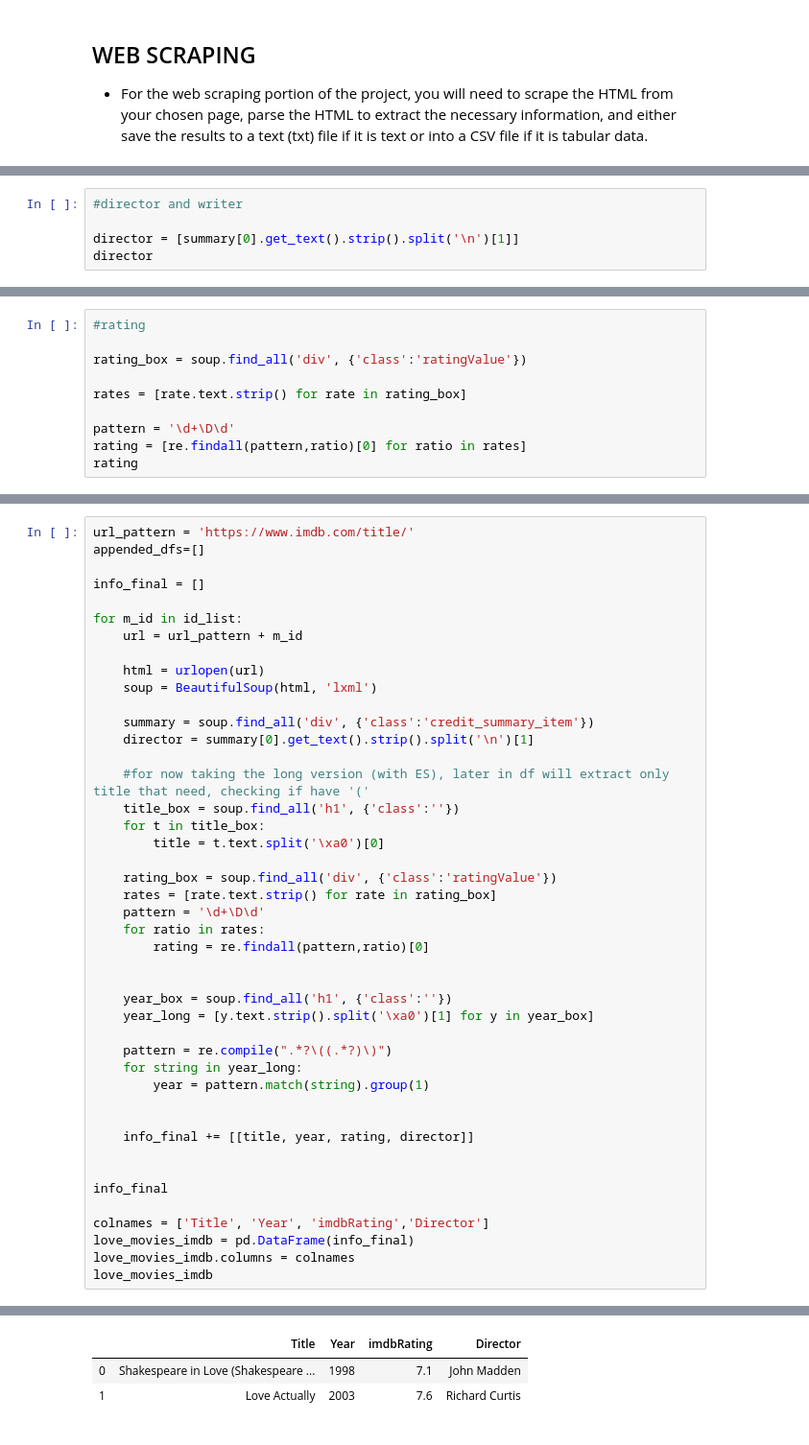
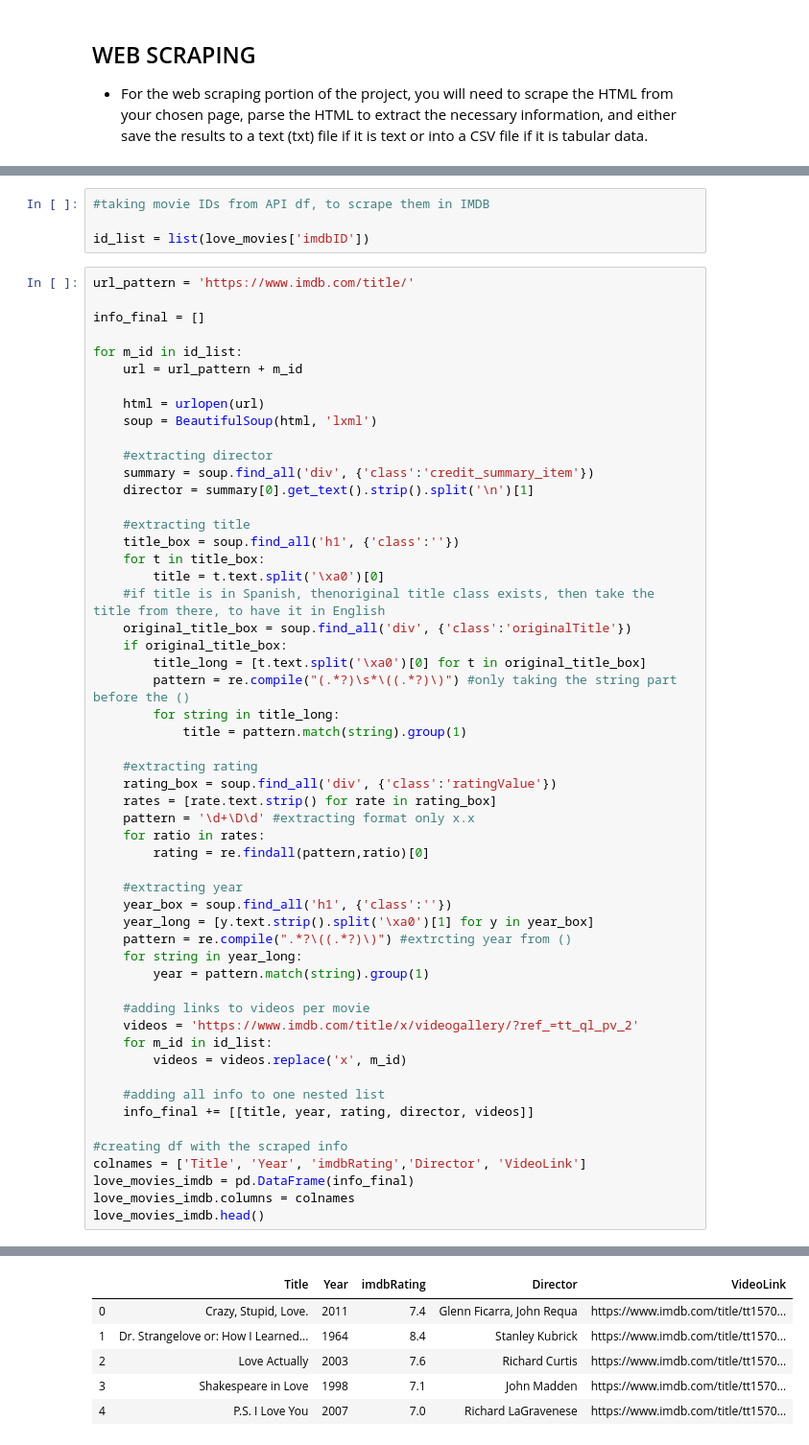
Before and after one commit to ta-datapt-bcn/project-web, a Jupyter notebook: your_code/main-web-scraping-imdb-in-loop.ipynb, the cells around one changed output, grey strips where cells are left out. Shown at 96% size. Cells and saved outputs as stored; diff of their text form.

```diff
--- a/your_code/main-web-scraping-imdb-to-loop.ipynb
+++ b/your_code/main-web-scraping-imdb-in-loop.ipynb
@@ -181,5 +174,0 @@ summary = soup.find_all('div', {'class':'credit_summary_item'})
-# %%
-#director and writer
-
-director = [summary[0].get_text().strip().split('\n')[1]]
-director
@@ -217,10 +174,0 @@ year
-# %%
-#rating
-
-rating_box = soup.find_all('div', {'class':'ratingValue'})
-
-rates = [rate.text.strip() for rate in rating_box]
-
-pattern = '\d+\D\d'
-rating = [re.findall(pattern,ratio)[0] for ratio in rates]
-rating
@@ -259,6 +175,9 @@ id_list = ['tt0138097', 'tt0314331']
+# %%
+#taking movie IDs from API df, to scrape them in IMDB
+
+id_list = list(love_movies['imdbID'])
 # %%
 url_pattern = 'https://www.imdb.com/title/'
-appended_dfs=[]
 
 info_final = []
 
@@ -268,36 +187,47 @@ for m_id in id_list:
     html = urlopen(url)
     soup = BeautifulSoup(html, 'lxml')
 
+    #extracting director
     summary = soup.find_all('div', {'class':'credit_summary_item'})
     director = summary[0].get_text().strip().split('\n')[1]
 
-    #for now taking the long version (with ES), later in df will extract only title that need, checking if have '('
+    #extracting title
     title_box = soup.find_all('h1', {'class':''})
     for t in title_box:
         title = t.text.split('\xa0')[0]
+    #if title is in Spanish, thenoriginal title class exists, then take the title from there, to have it in English
+    original_title_box = soup.find_all('div', {'class':'originalTitle'})
+    if original_title_box:
+        title_long = [t.text.split('\xa0')[0] for t in original_title_box]
+        pattern = re.compile("(.*?)\s*\((.*?)\)") #only taking the string part before the ()
+        for string in title_long:
+            title = pattern.match(string).group(1)
 
+    #extracting rating
     rating_box = soup.find_all('div', {'class':'ratingValue'})
     rates = [rate.text.strip() for rate in rating_box]
-    pattern = '\d+\D\d'
+    pattern = '\d+\D\d' #extracting format only x.x
     for ratio in rates:
         rating = re.findall(pattern,ratio)[0]
 
-
+    #extracting year
     year_box = soup.find_all('h1', {'class':''})
     year_long = [y.text.strip().split('\xa0')[1] for y in year_box]
-
-    pattern = re.compile(".*?\((.*?)\)")
+    pattern = re.compile(".*?\((.*?)\)") #extrcting year from ()
     for string in year_long:
         year = pattern.match(string).group(1)
 
+    #adding links to videos per movie
+    videos = 'https://www.imdb.com/title/x/videogallery/?ref_=tt_ql_pv_2'
+    for m_id in id_list:
+        videos = videos.replace('x', m_id)
 
-    info_final += [[title, year, rating, director]]
+    #adding all info to one nested list
+    info_final += [[title, year, rating, director, videos]]
 
-
-info_final
-
-colnames = ['Title', 'Year', 'imdbRating','Director']
+#creating df with the scraped info
+colnames = ['Title', 'Year', 'imdbRating','Director', 'VideoLink']
 love_movies_imdb = pd.DataFrame(info_final)
 love_movies_imdb.columns = colnames
-love_movies_imdb
+love_movies_imdb.head()
 # %% [output]
@@ -306,3 +234,6 @@ love_movies_imdb
-|  | Title | Year | imdbRating | Director |
-| 0 | Shakespeare in Love (Shakespeare ... | 1998 | 7.1 | John Madden |
-| 1 | Love Actually | 2003 | 7.6 | Richard Curtis |
+|  | Title | Year | imdbRating | Director | VideoLink |
+| 0 | Crazy, Stupid, Love. | 2011 | 7.4 | Glenn Ficarra, John Requa | https://www.imdb.com/title/tt1570... |
+| 1 | Dr. Strangelove or: How I Learned... | 1964 | 8.4 | Stanley Kubrick | https://www.imdb.com/title/tt1570... |
+| 2 | Love Actually | 2003 | 7.6 | Richard Curtis | https://www.imdb.com/title/tt1570... |
+| 3 | Shakespeare in Love | 1998 | 7.1 | John Madden | https://www.imdb.com/title/tt1570... |
+| 4 | P.S. I Love You | 2007 | 7.0 | Richard LaGravenese | https://www.imdb.com/title/tt1570... |
```
Also changed, not shown: parts of 12 cells of this notebook, 3 other files.
